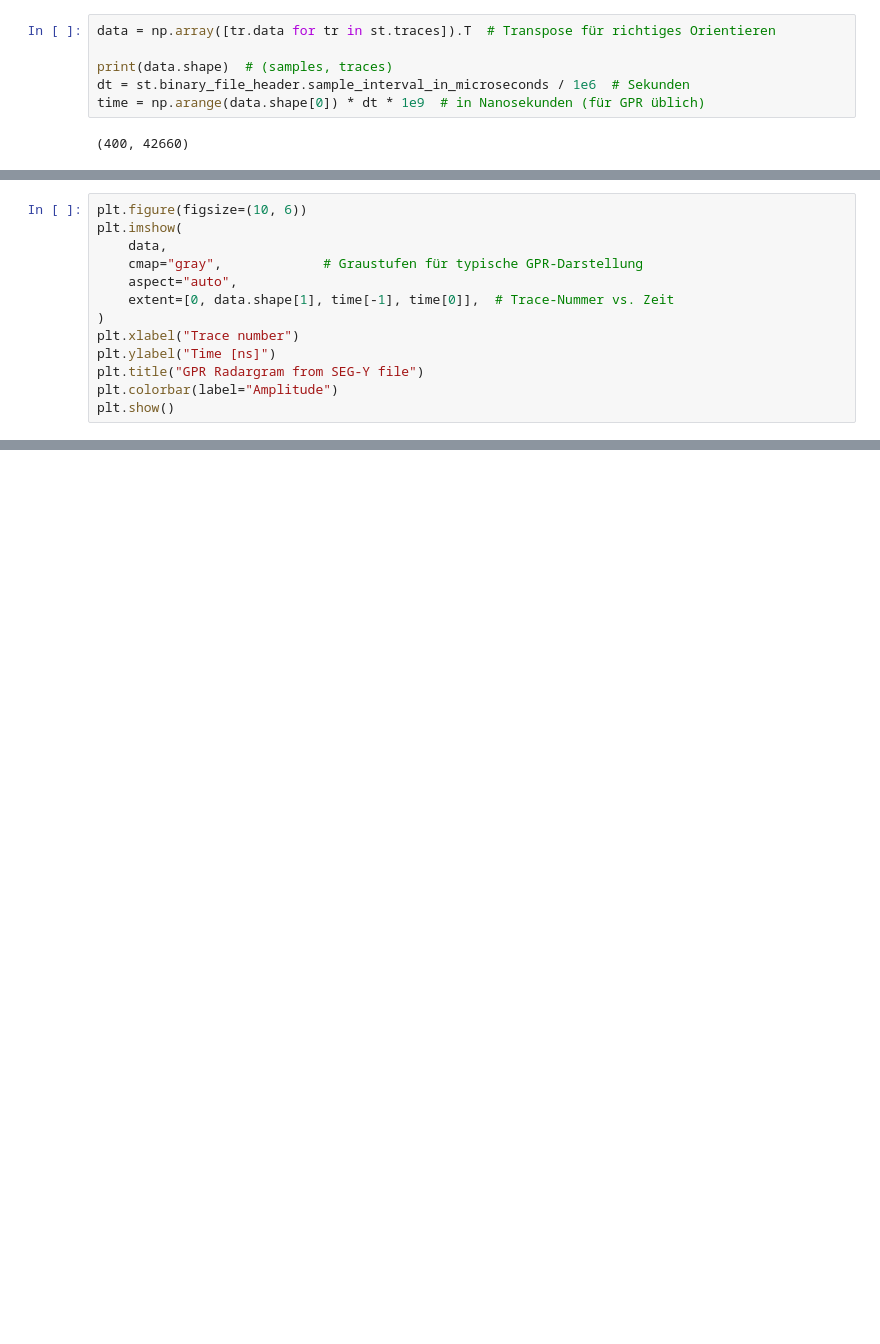
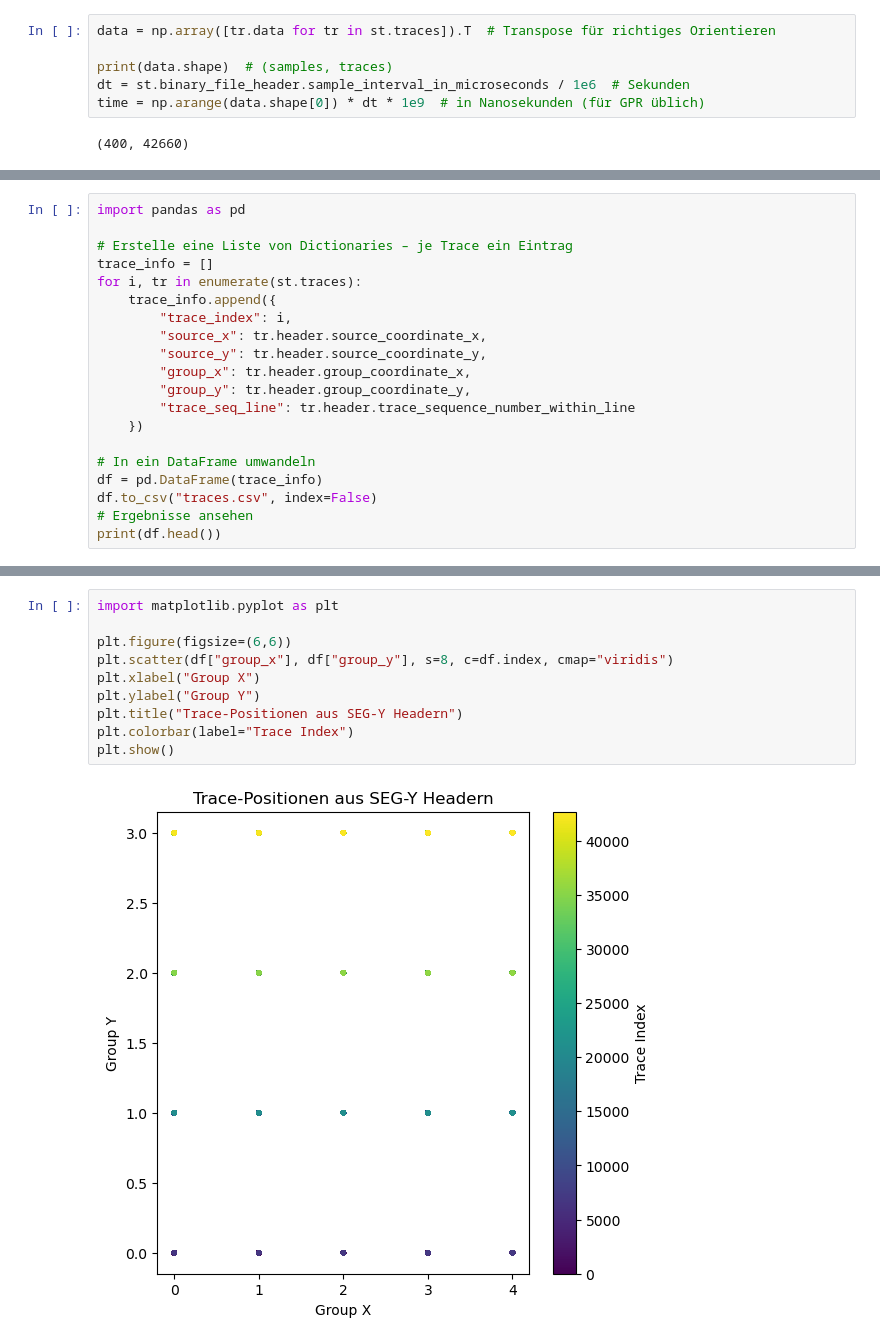
Before and after one commit to jogi96/PAINDGPR, a Jupyter notebook: Notebooks/Testing Python Import tools.ipynb, the cells around one changed output, grey strips where cells are left out. Saved outputs shown, nothing was run; the diff lists cells and outputs as text; blank space fills up the shorter version.

```diff
--- a/Notebooks/Testing Python Import tools.ipynb
+++ b/Notebooks/Testing Python Import tools.ipynb
@@ -92,14 +112,21 @@ time = np.arange(data.shape[0]) * dt * 1e9  # in Nanosekunden (für GPR üblich)
 # %%
-plt.figure(figsize=(10, 6))
-plt.imshow(
-    data,
-    cmap="gray",             # Graustufen für typische GPR-Darstellung
-    aspect="auto",
-    extent=[0, data.shape[1], time[-1], time[0]],  # Trace-Nummer vs. Zeit
-)
-plt.xlabel("Trace number")
-plt.ylabel("Time [ns]")
-plt.title("GPR Radargram from SEG-Y file")
-plt.colorbar(label="Amplitude")
-plt.show()
+import pandas as pd
+
+# Erstelle eine Liste von Dictionaries – je Trace ein Eintrag
+trace_info = []
+for i, tr in enumerate(st.traces):
+    trace_info.append({
+        "trace_index": i,
+        "source_x": tr.header.source_coordinate_x,
+        "source_y": tr.header.source_coordinate_y,
+        "group_x": tr.header.group_coordinate_x,
+        "group_y": tr.header.group_coordinate_y,
+        "trace_seq_line": tr.header.trace_sequence_number_within_line
+    })
+
+# In ein DataFrame umwandeln
+df = pd.DataFrame(trace_info)
+df.to_csv("traces.csv", index=False)
+# Ergebnisse ansehen
+print(df.head())
 # %% [output]
@@ -106,0 +139,12 @@ plt.show()
+# %%
+import matplotlib.pyplot as plt
+
+plt.figure(figsize=(6,6))
+plt.scatter(df["group_x"], df["group_y"], s=8, c=df.index, cmap="viridis")
+plt.xlabel("Group X")
+plt.ylabel("Group Y")
+plt.title("Trace-Positionen aus SEG-Y Headern")
+plt.colorbar(label="Trace Index")
+plt.show()
+# %% [output]
+[figure, added]
```
Also changed, not shown: parts of 6 cells of this notebook.
